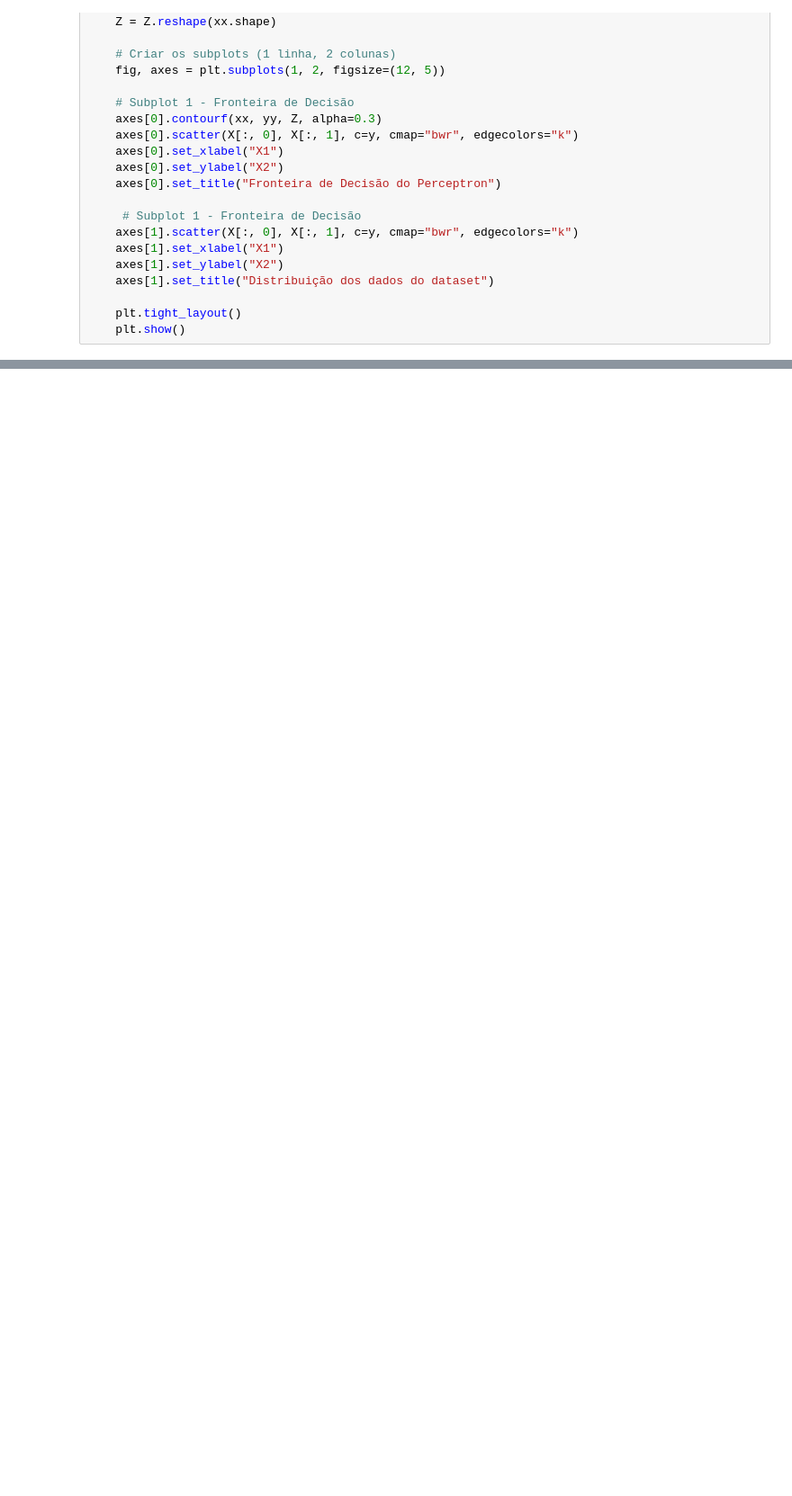
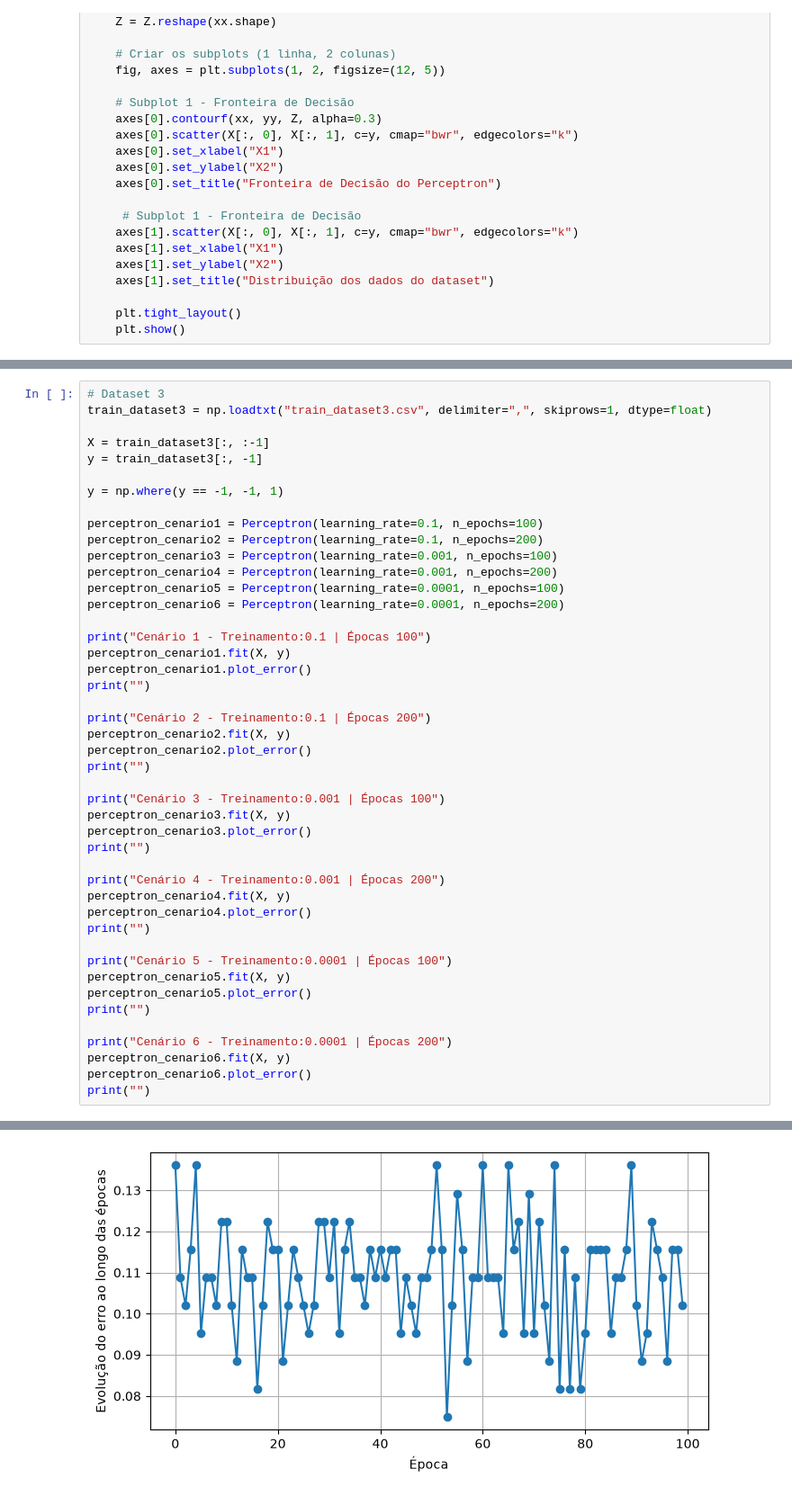
Before and after one commit to BrunoozL/Aprendizagem-De-Maquina, a Jupyter notebook: semana12/perceptron.ipynb, the cells around one changed output, grey strips where cells are left out. Shown at 90% size. Drawn from its saved outputs; the diff is of its cells as text; blank space fills up the shorter version.

```diff
--- a/semana12/perceptron.ipynb
+++ b/semana12/perceptron.ipynb
@@ -184,0 +297,46 @@ def plot_comparision(X, y, model):
+# %%
+# Dataset 3
+train_dataset3 = np.loadtxt("train_dataset3.csv", delimiter=",", skiprows=1, dtype=float)
+
+X = train_dataset3[:, :-1]
+y = train_dataset3[:, -1]
+
+y = np.where(y == -1, -1, 1)
+
+perceptron_cenario1 = Perceptron(learning_rate=0.1, n_epochs=100)
+perceptron_cenario2 = Perceptron(learning_rate=0.1, n_epochs=200)
+perceptron_cenario3 = Perceptron(learning_rate=0.001, n_epochs=100)
+perceptron_cenario4 = Perceptron(learning_rate=0.001, n_epochs=200)
+perceptron_cenario5 = Perceptron(learning_rate=0.0001, n_epochs=100)
+perceptron_cenario6 = Perceptron(learning_rate=0.0001, n_epochs=200)
+
+print("Cenário 1 - Treinamento:0.1 | Épocas 100")
+perceptron_cenario1.fit(X, y)
+perceptron_cenario1.plot_error()
+print("")
+
+print("Cenário 2 - Treinamento:0.1 | Épocas 200")
+perceptron_cenario2.fit(X, y)
+perceptron_cenario2.plot_error()
+print("")
+
+print("Cenário 3 - Treinamento:0.001 | Épocas 100")
+perceptron_cenario3.fit(X, y)
+perceptron_cenario3.plot_error()
+print("")
+
+print("Cenário 4 - Treinamento:0.001 | Épocas 200")
+perceptron_cenario4.fit(X, y)
+perceptron_cenario4.plot_error()
+print("")
+
+print("Cenário 5 - Treinamento:0.0001 | Épocas 100")
+perceptron_cenario5.fit(X, y)
+perceptron_cenario5.plot_error()
+print("")
+
+print("Cenário 6 - Treinamento:0.0001 | Épocas 200")
+perceptron_cenario6.fit(X, y)
+perceptron_cenario6.plot_error()
+print("")
+# %% [output]
@@ -184,0 +352 @@ def plot_comparision(X, y, model):
+[figure, added]
```
Also changed, not shown: parts of 13 cells of this notebook, 5 other files.
